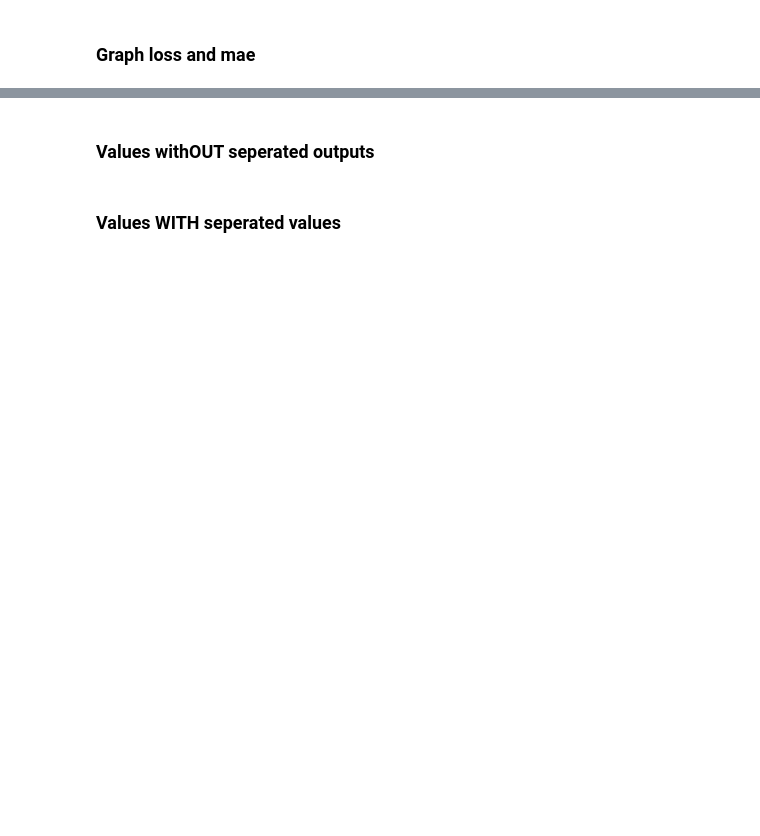
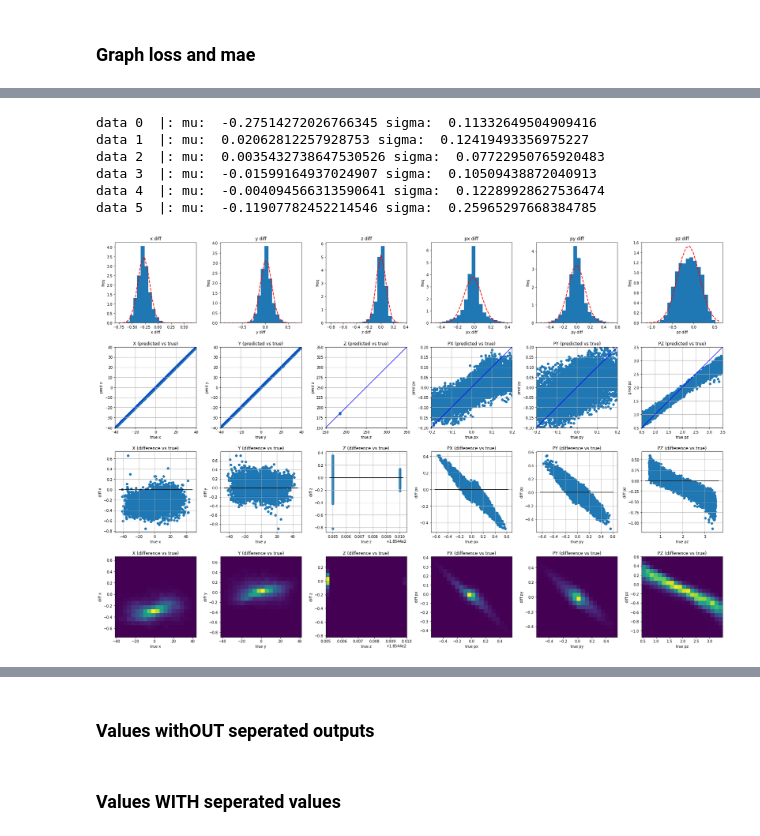
Before and after one commit to dfurletov/Mentorship_Notebooks, a Jupyter notebook: RNNLunch/RNNJLabChanged.ipynb, the cells around one changed output, grey strips where cells are left out. Drawn from its saved outputs; the diff is of its cells as text; code cells hidden in the pictures; blank space fills up the shorter version.

```diff
--- a/RNNLunch/RNNJLabChanged.ipynb
+++ b/RNNLunch/RNNJLabChanged.ipynb
@@ -346,11 +516,10 @@ print(len(y), y[0].shape)
 # %%
 # Current Best
 
-# es = keras.callbacks.EarlyStopping(monitor='val_loss', min_delta=0.1, patience=5, mode='min', verbose=1, restore_best_weights=True)
-# es = keras.callbacks.EarlyStopping(monitor='val_loss', min_delta=0.001, patience=10, mode='min', verbose=1, restore_best_weights=True)
-# H = model.fit(x=train_gen, validation_data=val_gen, validation_steps=100, steps_per_epoch=int(50000/32), epochs=200, verbose=1, callbacks=[es])
-# H = model.fit(x=train_gen, validation_data=val_gen, validation_steps=100, steps_per_epoch=10, epochs=200, verbose=1, callbacks=[es])
+es = keras.callbacks.EarlyStopping(monitor='loss', min_delta=0.01, patience=5, mode='min', verbose=1, restore_best_weights=True)
+H = model.fit(x=x_train, y=y_train, batch_size=128, epochs=200, shuffle=True, verbose=1, callbacks=[es])
+
+# Overfit
 # es = keras.callbacks.EarlyStopping(monitor='loss', min_delta=0.001, patience=100, mode='min', verbose=1, restore_best_weights=True)
-# H = model.fit(x=train_gen, batch_size=1, steps_per_epoch=10, epochs=1000, verbose=1, callbacks=[es])
-H = model.fit(x=train_gen, batch_size=1, steps_per_epoch=10, epochs=1000, verbose=1)
+# H = model.fit(x=x_train[:10], y=y_train[:10], batch_size=1, epochs=200, verbose=1, shuffle=True, callbacks=[es])
 # %% [output]
@@ -374,15 +529,3 @@ Epoch 240/1000
 KeyboardInterrupt: ignored
 # %%
-model = keras.models.load_model('VeryGoodModelFin')
+model = keras.models.load_model('VeryGoodModelTimeDist')
-# %%
-x = []
-y = []
-final = []
-for i in range(10):
-  _x, _y = next(train_gen)
-  pred = model.predict(_x, batch_size=1, steps=10)
-  final.append(pred-_y)
-
-
-
-# print(final)
@@ -486,0 +1141,18 @@ KeyError: ignored
+# %%
+
+index = 0
+# doPlots(np.array(true_y_[:,index]),np.array(pred_[:,index]),np.array(diff_[:,index]))
+
+test_pred_data = val_x[:10000,:23]
+test_true = val_y[:10000,:23]
+newPred = model.predict(test_pred_data)
+diff_pred = newPred - test_true
+doPlots(test_true[:,test_true.shape[1]-1,:],newPred[:,test_true.shape[1]-1,:],diff_pred[:,test_true.shape[1]-1,:])
+# %% [output]
+data 0  |: mu:  -0.27514272026766345 sigma:  0.11332649504909416
+data 1  |: mu:  0.02062812257928753 sigma:  0.12419493356975227
+data 2  |: mu:  0.0035432738647530526 sigma:  0.07722950765920483
+data 3  |: mu:  -0.01599164937024907 sigma:  0.10509438872040913
+data 4  |: mu:  -0.004094566313590641 sigma:  0.12289928627536474
+data 5  |: mu:  -0.11907782452214546 sigma:  0.25965297668384785
+[figure, added]
```
Also changed, not shown: parts of 33 cells of this notebook.
